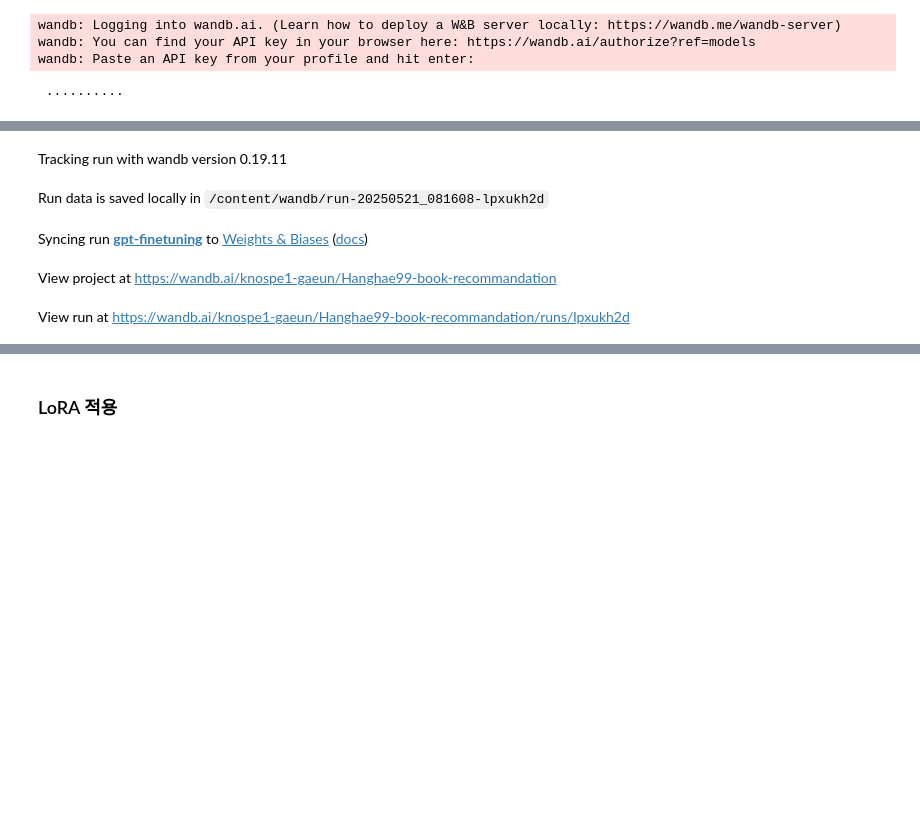
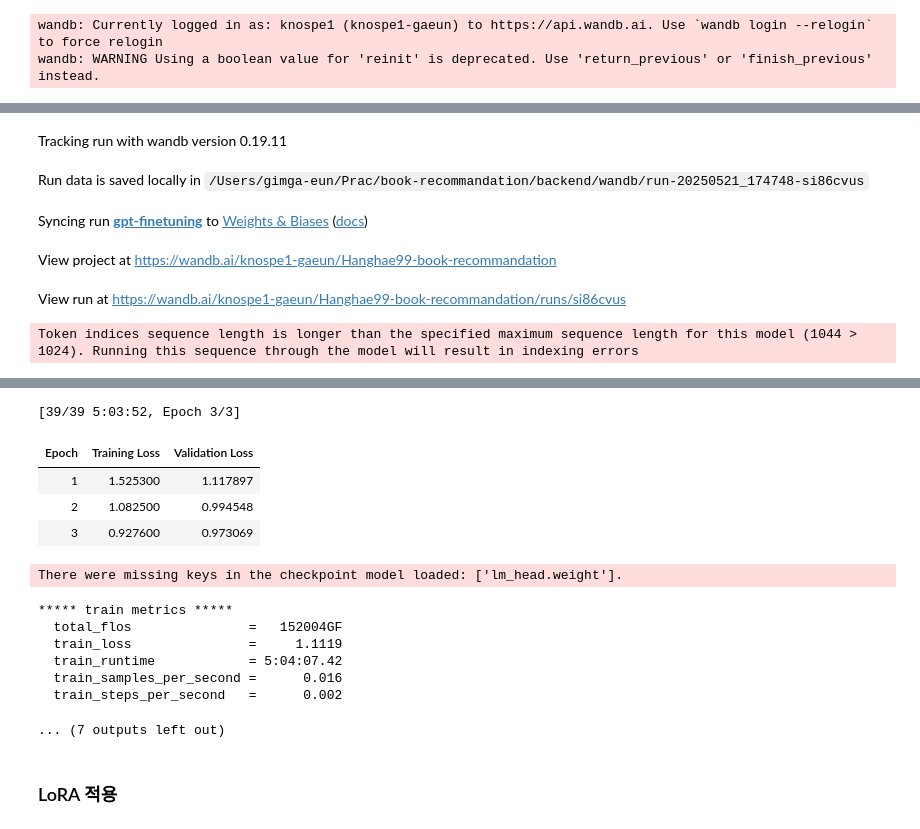
Before and after one commit to paran22/book-recommendation-backend, a Jupyter notebook: book-recommandation-llm.ipynb, the cells around one changed output, grey strips where cells are left out. Saved outputs shown, nothing was run; the diff lists cells and outputs as text; code cells hidden in the pictures; blank space fills up the shorter version.

```diff
--- a/book-recommandation-llm.ipynb
+++ b/book-recommandation-llm.ipynb
@@ -47,6 +29,7 @@ The current active token is: `mac`
 # %%
 # 모델과 토크나이저 로드
-model_name = "microsoft/phi-2"
+model_name = "gpt2-large"
 model = AutoModelForCausalLM.from_pretrained(model_name)
 tokenizer = AutoTokenizer.from_pretrained(model_name)
+tokenizer.pad_token = tokenizer.eos_token
 # %% [output]
@@ -130,7 +109,7 @@ trainer = SFTTrainer(
         max_seq_length=128,
         eval_strategy="epoch",
         save_strategy="epoch",
-        logging_steps=100,
+        logging_steps=10,
         num_train_epochs=3,
         learning_rate=2e-5,
         load_best_model_at_end=True,
@@ -153,4 +131,2 @@ wandb.finish()
-wandb: Logging into wandb.ai. (Learn how to deploy a W&B server locally: https://wandb.me/wandb-server)
-wandb: You can find your API key in your browser here: https://wandb.ai/authorize?ref=models
-wandb: Paste an API key from your profile and hit enter:
+wandb: Currently logged in as: knospe1 (knospe1-gaeun) to https://api.wandb.ai. Use `wandb login --relogin` to force relogin
+wandb: WARNING Using a boolean value for 'reinit' is deprecated. Use 'return_previous' or 'finish_previous' instead.
- ··········
@@ -163,5 +133,6 @@ wandb: WARNING Using a boolean value for 'reinit' is deprecated. Use 'return_pre
 Tracking run with wandb version 0.19.11
-Run data is saved locally in /content/wandb/run-20250521_081608-lpxukh2d
+Run data is saved locally in /Users/gimga-eun/Prac/book-recommandation/backend/wandb/run-20250521_174748-si86cvus
 Syncing run gpt-finetuning to Weights & Biases (docs)
 View project at https://wandb.ai/knospe1-gaeun/Hanghae99-book-recommandation
-View run at https://wandb.ai/knospe1-gaeun/Hanghae99-book-recommandation/runs/lpxukh2d
+View run at https://wandb.ai/knospe1-gaeun/Hanghae99-book-recommandation/runs/si86cvus
+Token indices sequence length is longer than the specified maximum sequence length for this model (1044 > 1024). Running this sequence through the model will result in indexing errors
@@ -168,3 +141,16 @@ View run at https://wandb.ai/knospe1-gaeun/Hanghae99-book-recommandation/runs/lp
+[39/39 5:03:52, Epoch 3/3]
+| Epoch | Training Loss | Validation Loss |
+| 1 | 1.525300 | 1.117897 |
+| 2 | 1.082500 | 0.994548 |
+| 3 | 0.927600 | 0.973069 |
+There were missing keys in the checkpoint model loaded: ['lm_head.weight'].
+***** train metrics *****
+  total_flos               =   152004GF
+  train_loss               =     1.1119
+  train_runtime            = 5:04:07.42
+  train_samples_per_second =      0.016
+  train_steps_per_second   =      0.002
+... (7 outputs left out)
 # %% [markdown]
 ### LoRA 적용
 # %%
```
Also changed, not shown: parts of 7 cells of this notebook.
